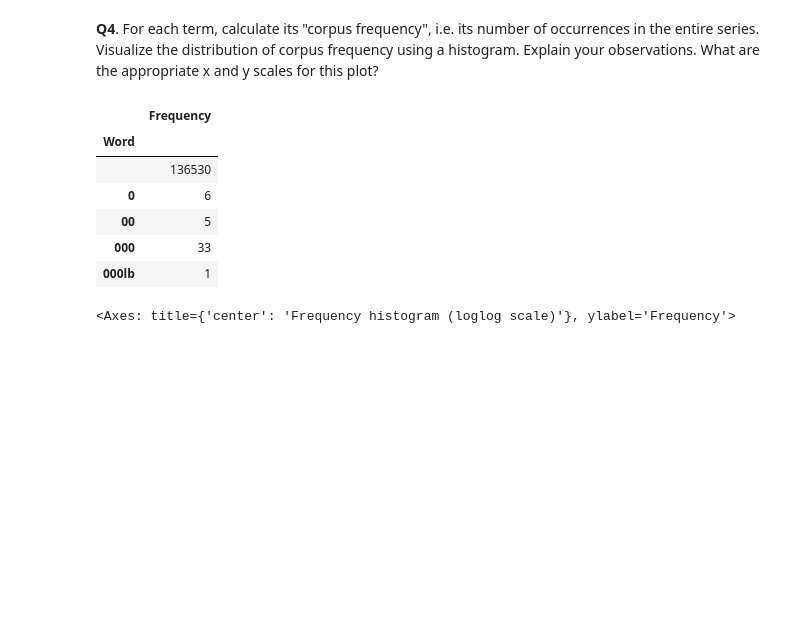
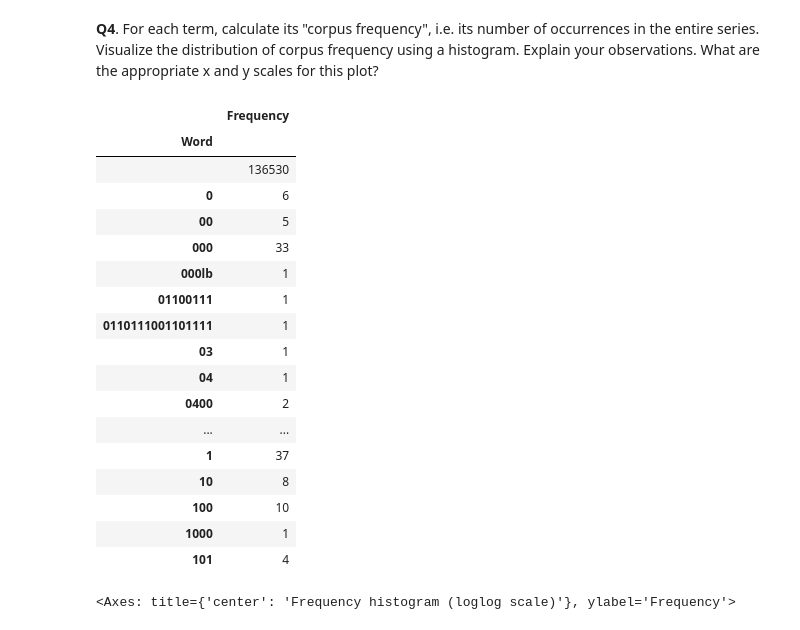
Before and after one commit to matthieujacques/2023, a Jupyter notebook: Exercises/09 - Handing text/Handling_text_exercise_2.ipynb, the cells around one changed output. Saved outputs shown, nothing was run; the diff lists cells and outputs as text; code cells hidden in the pictures; blank space fills up the shorter version.

```diff
--- a/Exercises/09 - Handing text/Handling_text_exercise_2.ipynb
+++ b/Exercises/09 - Handing text/Handling_text_exercise_2.ipynb
@@ -128,17 +128,28 @@ lines.head()
 # %%
 # your code goes here
 corpus_frequency = pd.concat([pd.Series(row['Line'].split(' ')) for _, row in lines.iterrows()]).reset_index()
 corpus_frequency.columns = ["Frequency", "Word"]
 corpus_frequency = corpus_frequency.groupby("Word").count()
-corpus_frequency.head()
+corpus_frequency.head(20)
 # %% [output]
 |  | Frequency |
 | Word |  |
 |  | 136530 |
 | 0 | 6 |
 | 00 | 5 |
 | 000 | 33 |
 | 000lb | 1 |
+| 01100111 | 1 |
+| 0110111001101111 | 1 |
+| 03 | 1 |
+| 04 | 1 |
+| 0400 | 2 |
+| ... | ... |
+| 1 | 37 |
+| 10 | 8 |
+| 100 | 10 |
+| 1000 | 1 |
+| 101 | 4 |
 # %%
 corpus_frequency.plot.hist(column=["Frequency"], bins=100, title="Frequency histogram")
 corpus_frequency.plot.hist(column=["Frequency"], loglog=True, bins=np.logspace(0, 6, 100),
```
Also changed, not shown: parts of 2 cells of this notebook, 2 other files.
